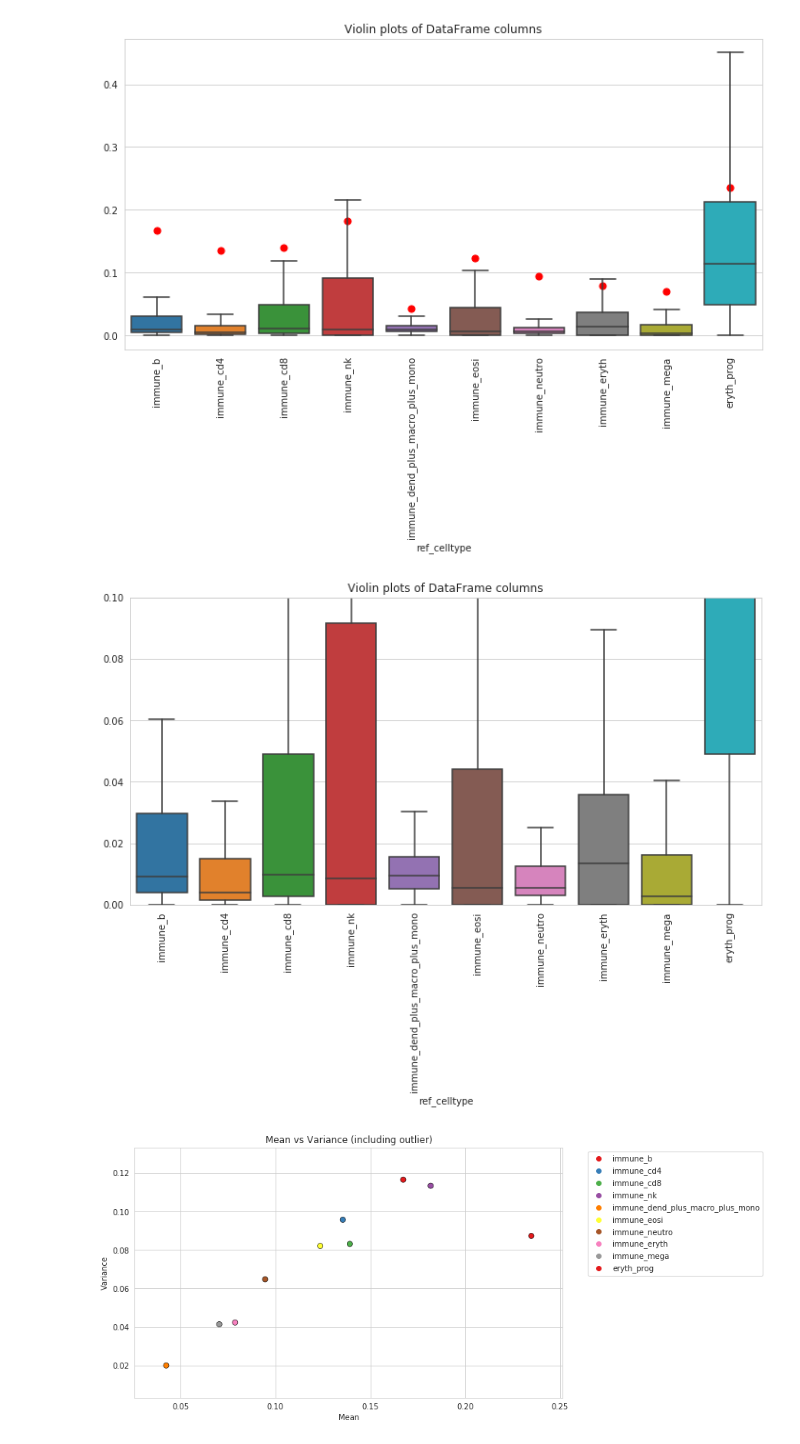
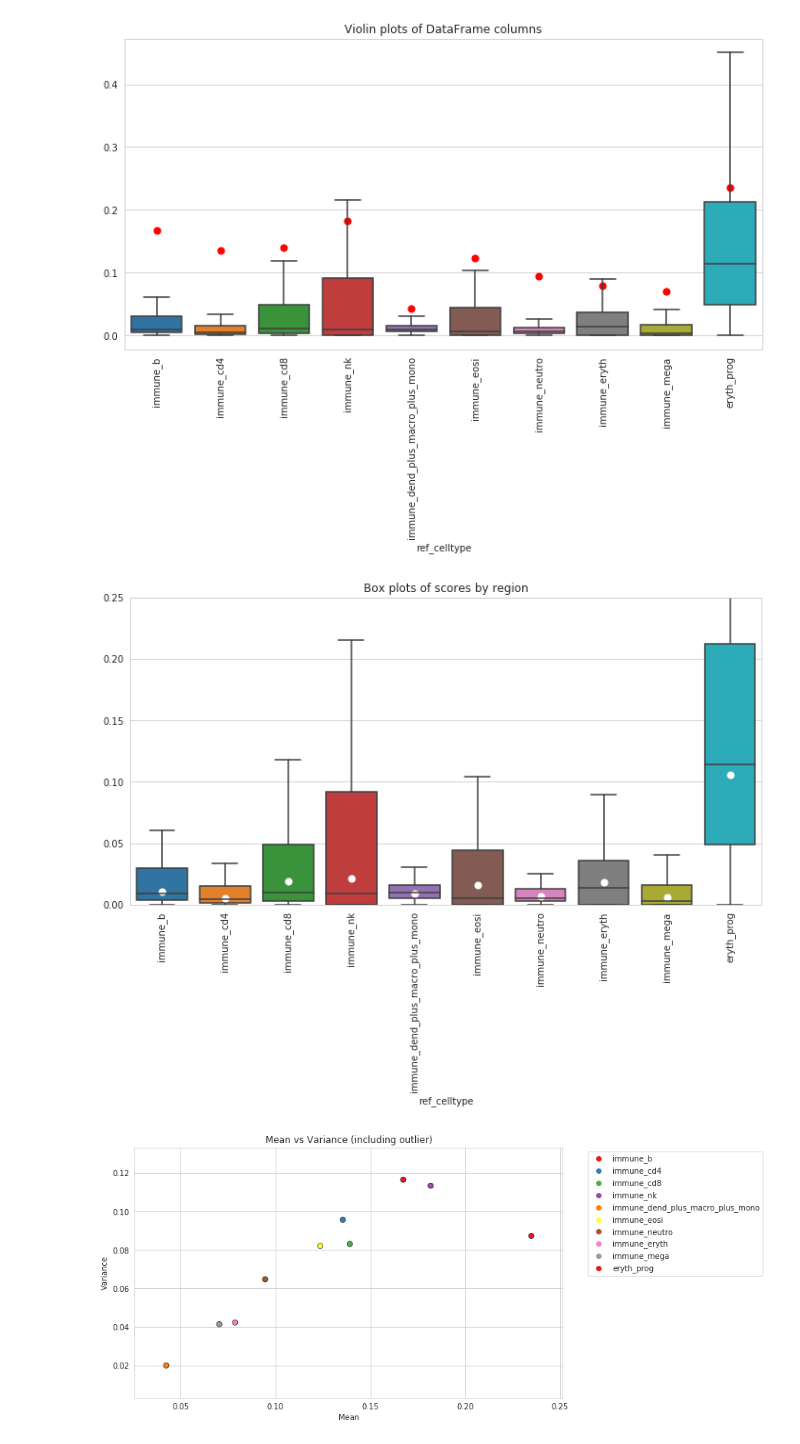
Before and after one commit to gh-msun/gh-msun, a Jupyter notebook: projects/2023_06_26_SRT_deconvolution_MS/notebooks/02_make_inhouse_reference_matrix_tcell_split.ipynb, the cells around one changed output. Saved outputs shown, nothing was run; the diff lists cells and outputs as text; code cells hidden in the pictures.

```diff
--- a/projects/2023_06_26_SRT_deconvolution_MS/notebooks/02_make_inhouse_reference_matrix_tcell_split.ipynb
+++ b/projects/2023_06_26_SRT_deconvolution_MS/notebooks/02_make_inhouse_reference_matrix_tcell_split.ipynb
@@ -428,23 +428,42 @@ plt.show()
 # %%
 
 sns.set_style("whitegrid")
+
+# Initialize a DataFrame to hold your results
+atlas_no_outliers = pd.DataFrame()
+
+# Iterate over each column in your DataFrame
+for col in atlas.columns:
+    Q1 = atlas[col].quantile(0.25)
+    Q3 = atlas[col].quantile(0.75)
+    IQR = Q3 - Q1
+
+    # Define the criteria for a "non-outlier" in this column
+    non_outliers = (atlas[col] >= Q1 - 1.5*IQR) & (atlas[col] <= Q3 + 1.5*IQR)
+
+    # Add the non-outliers of this column to your new DataFrame
+    atlas_no_outliers[col] = atlas[col][non_outliers]
 
 # Assuming df is your DataFrame
 # df = pd.DataFrame({...})
 
 plt.figure(figsize=(12, 6))  # Adjust as necessary
 
 # The following line does the actual plotting
 # It loops over each column in your DataFrame and adds a violin plot for it
 sns.boxplot(data=atlas, showfliers=False)
-plt.ylim(0, 0.1)
+
+for i, column in enumerate(atlas.columns):
+    plt.scatter(i, atlas_no_outliers[column].mean(), color='white', s=50)
+
+plt.ylim(0, 0.25)
 plt.xticks(rotation=90)  # Rotates X-axis labels if they overlap
-plt.title("Violin plots of DataFrame columns")  # You can customize title here
+plt.title("Box plots of scores by region")
 plt.show()
 
 # plot mean, median, variance more clearly, plot mean vs variance
 # %% [output]
-[figure, old version]
+[figure, new version]
 # %%
 # Calculate the means and variances
 means = atlas.mean()
```
Also changed, not shown: 4 other files.
